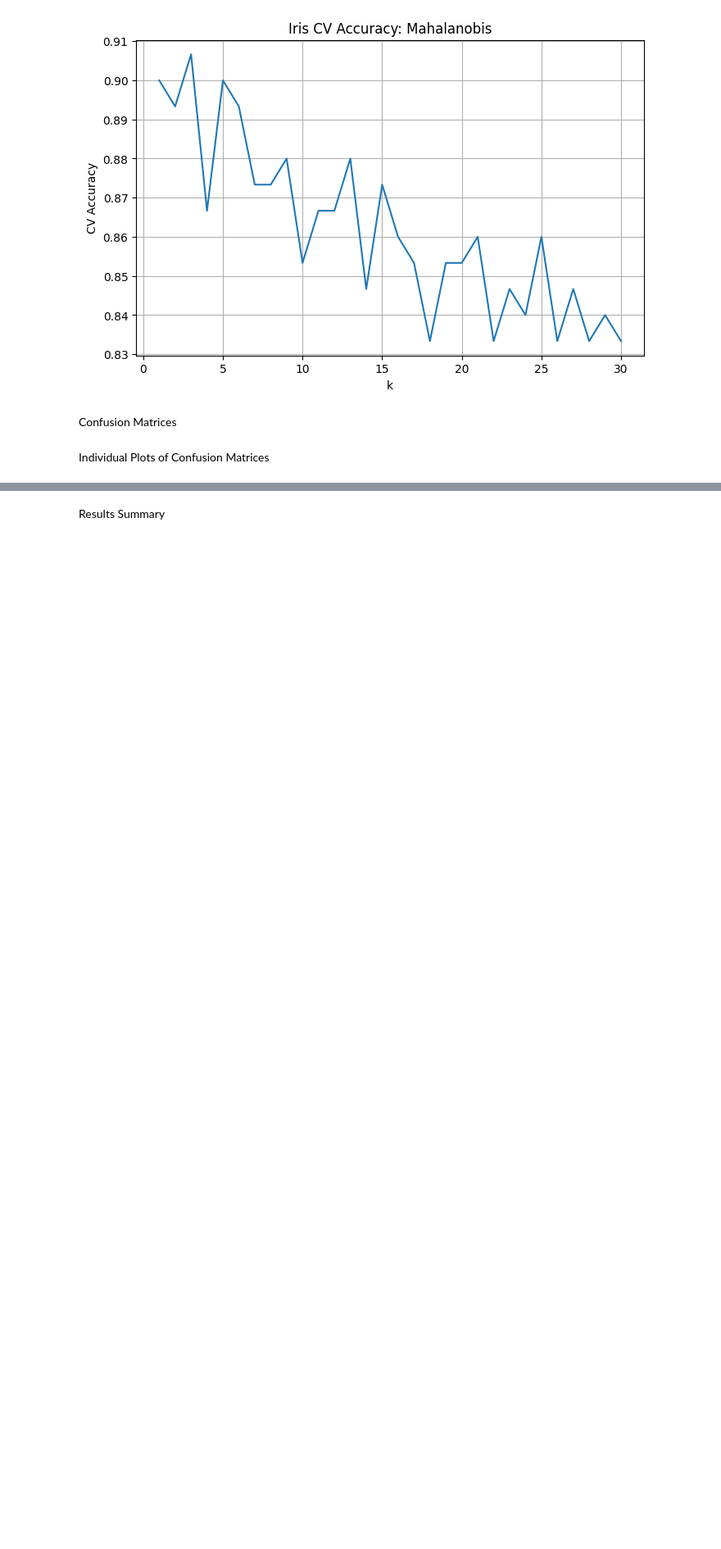
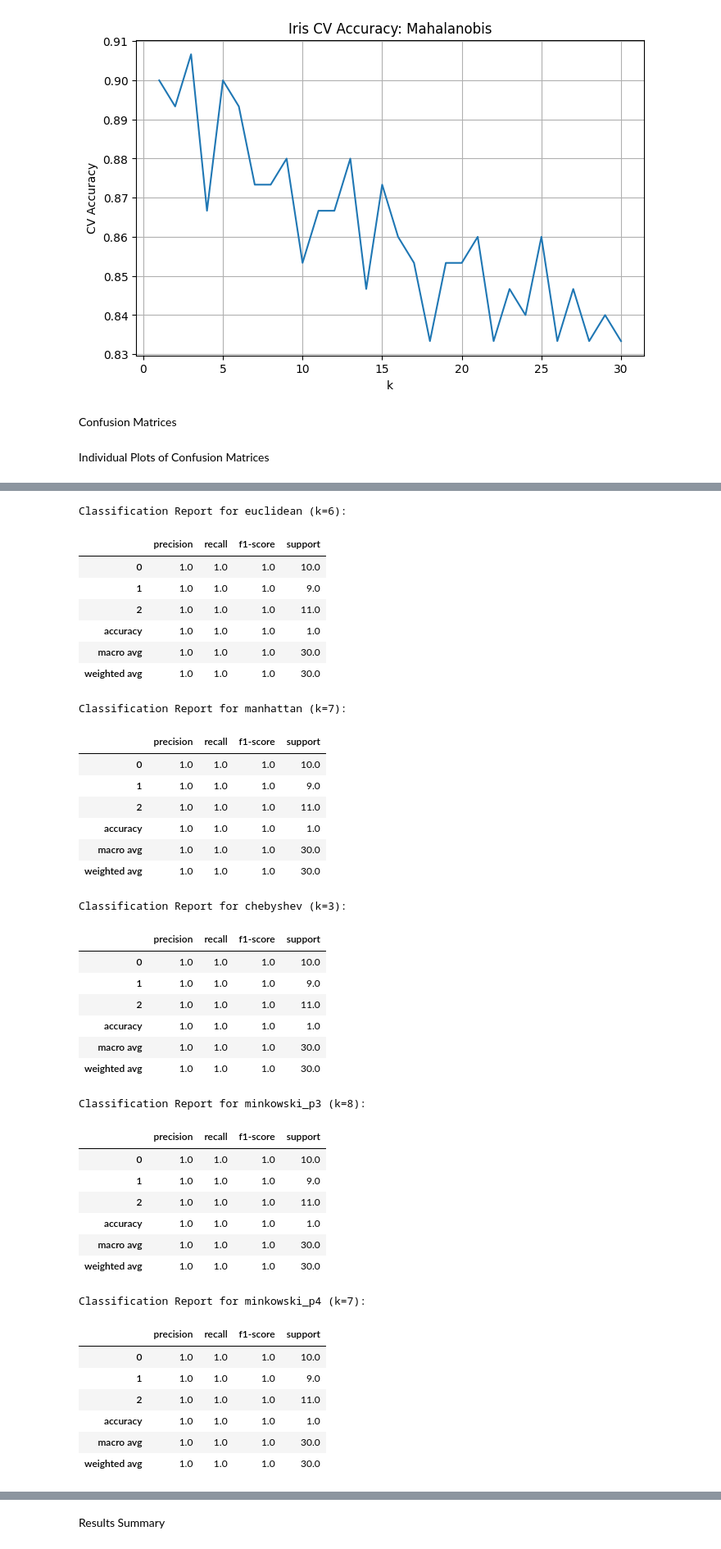
Before and after one commit to mayukh-majumdar/CS725_kNN, a Jupyter notebook: knn_generalization.ipynb, the cells around one changed output, grey strips where cells are left out. Shown at 82% size. Saved outputs shown, nothing was run; the diff lists cells and outputs as text; code cells hidden in the pictures; blank space fills up the shorter version.

```diff
--- a/knn_generalization.ipynb
+++ b/knn_generalization.ipynb
@@ -192,0 +208,57 @@ for name, acc_list in results.items():
+# %%
+for name, k_sel in best_k_cv.items():
+    metric = distance_metrics_full[name]
+    if isinstance(metric, dict) and name.startswith('minkowski'):
+        knn = KNeighborsClassifier(n_neighbors=k_sel, metric=metric['metric'], p=metric['p'])
+    elif name == 'mahalanobis':
+        knn = KNeighborsClassifier(n_neighbors=k_sel, metric='mahalanobis', metric_params={'V': cov})
+    else:
+        knn = KNeighborsClassifier(n_neighbors=k_sel, metric=metric)
+    knn.fit(X_train_std, y_train)
+    preds = knn.predict(X_test_std)
+    report = classification_report(y_test, preds, output_dict=True)
+    df = pd.DataFrame(report).transpose()
+    df.to_csv(f'Classification_Reports/{name}_classification_report.csv')
+    print(f"Classification Report for {name} (k={k_sel}):")
+    display(df)
+# %% [output]
+Classification Report for euclidean (k=6):
+|  | precision | recall | f1-score | support |
+| 0 | 1.0 | 1.0 | 1.0 | 10.0 |
+| 1 | 1.0 | 1.0 | 1.0 | 9.0 |
+| 2 | 1.0 | 1.0 | 1.0 | 11.0 |
+| accuracy | 1.0 | 1.0 | 1.0 | 1.0 |
+| macro avg | 1.0 | 1.0 | 1.0 | 30.0 |
+| weighted avg | 1.0 | 1.0 | 1.0 | 30.0 |
+Classification Report for manhattan (k=7):
+|  | precision | recall | f1-score | support |
+| 0 | 1.0 | 1.0 | 1.0 | 10.0 |
+| 1 | 1.0 | 1.0 | 1.0 | 9.0 |
+| 2 | 1.0 | 1.0 | 1.0 | 11.0 |
+| accuracy | 1.0 | 1.0 | 1.0 | 1.0 |
+| macro avg | 1.0 | 1.0 | 1.0 | 30.0 |
+| weighted avg | 1.0 | 1.0 | 1.0 | 30.0 |
+Classification Report for chebyshev (k=3):
+|  | precision | recall | f1-score | support |
+| 0 | 1.0 | 1.0 | 1.0 | 10.0 |
+| 1 | 1.0 | 1.0 | 1.0 | 9.0 |
+| 2 | 1.0 | 1.0 | 1.0 | 11.0 |
+| accuracy | 1.0 | 1.0 | 1.0 | 1.0 |
+| macro avg | 1.0 | 1.0 | 1.0 | 30.0 |
+| weighted avg | 1.0 | 1.0 | 1.0 | 30.0 |
+Classification Report for minkowski_p3 (k=8):
+|  | precision | recall | f1-score | support |
+| 0 | 1.0 | 1.0 | 1.0 | 10.0 |
+| 1 | 1.0 | 1.0 | 1.0 | 9.0 |
+| 2 | 1.0 | 1.0 | 1.0 | 11.0 |
+| accuracy | 1.0 | 1.0 | 1.0 | 1.0 |
+| macro avg | 1.0 | 1.0 | 1.0 | 30.0 |
+| weighted avg | 1.0 | 1.0 | 1.0 | 30.0 |
+Classification Report for minkowski_p4 (k=7):
+|  | precision | recall | f1-score | support |
+| 0 | 1.0 | 1.0 | 1.0 | 10.0 |
+| 1 | 1.0 | 1.0 | 1.0 | 9.0 |
+| 2 | 1.0 | 1.0 | 1.0 | 11.0 |
+| accuracy | 1.0 | 1.0 | 1.0 | 1.0 |
+| macro avg | 1.0 | 1.0 | 1.0 | 30.0 |
+| weighted avg | 1.0 | 1.0 | 1.0 | 30.0 |
```
Also changed, not shown: parts of 5 cells of this notebook, 14 other files.
